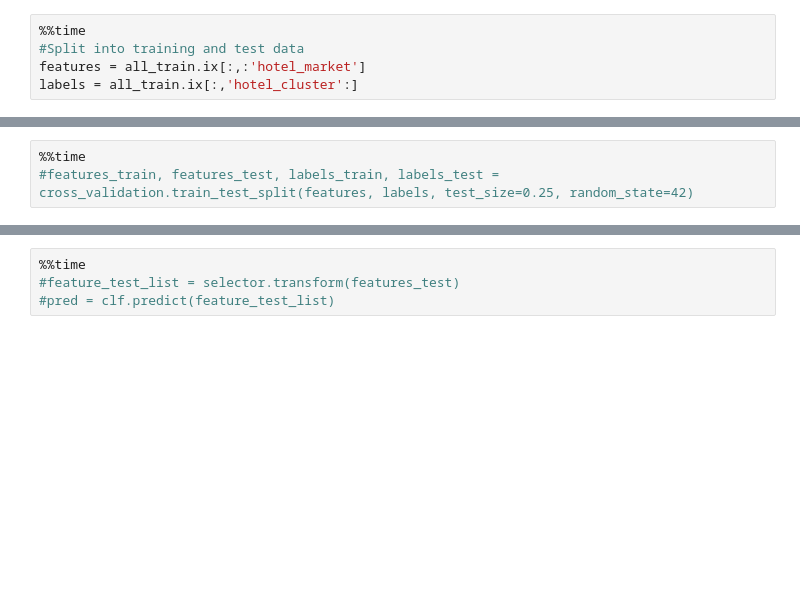
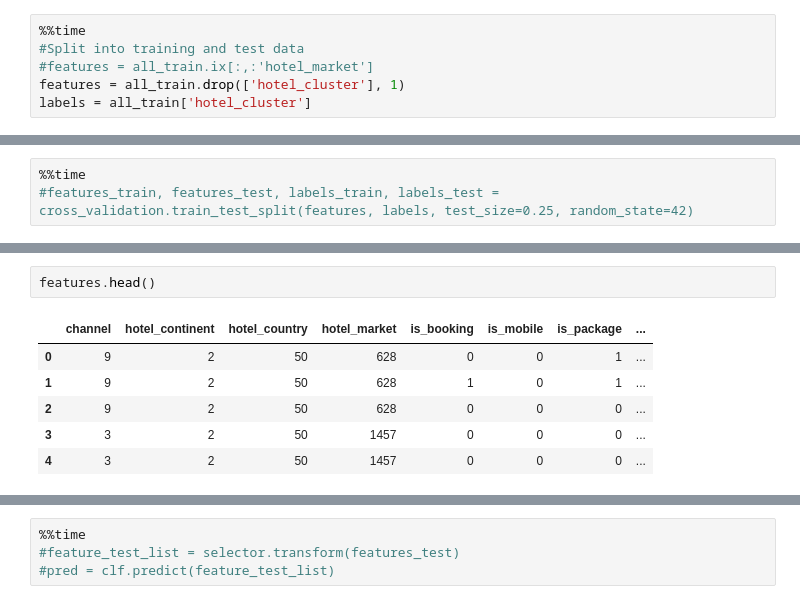
Before and after one commit to yaskyj/datascienceintensive, a Jupyter notebook: capstone/Capstone Project.ipynb, the cells around one changed output, grey strips where cells are left out. Saved outputs shown, nothing was run; the diff lists cells and outputs as text; blank space fills up the shorter version.

```diff
--- a/capstone/Capstone Project.ipynb
+++ b/capstone/Capstone Project.ipynb
@@ -70,6 +80,7 @@ Wall time: 49.2 s
 # %%
 %%time
 #Split into training and test data
-features = all_train.ix[:,:'hotel_market']
-labels = all_train.ix[:,'hotel_cluster':]
+#features = all_train.ix[:,:'hotel_market']
+features = all_train.drop(['hotel_cluster'], 1)
+labels = all_train['hotel_cluster']
 # %% [output]
@@ -97,3 +121,12 @@ Wall time: 18.5 s
+# %%
+features.head()
+# %% [output]
+|  | channel | hotel_continent | hotel_country | hotel_market | is_booking | is_mobile | is_package | ... |
+| 0 | 9 | 2 | 50 | 628 | 0 | 0 | 1 | ... |
+| 1 | 9 | 2 | 50 | 628 | 1 | 0 | 1 | ... |
+| 2 | 9 | 2 | 50 | 628 | 0 | 0 | 0 | ... |
+| 3 | 3 | 2 | 50 | 1457 | 0 | 0 | 0 | ... |
+| 4 | 3 | 2 | 50 | 1457 | 0 | 0 | 0 | ... |
 # %%
 %%time
 clf = tree.DecisionTreeClassifier(min_samples_split=250)
```
Also changed, not shown: parts of 21 cells of this notebook.
